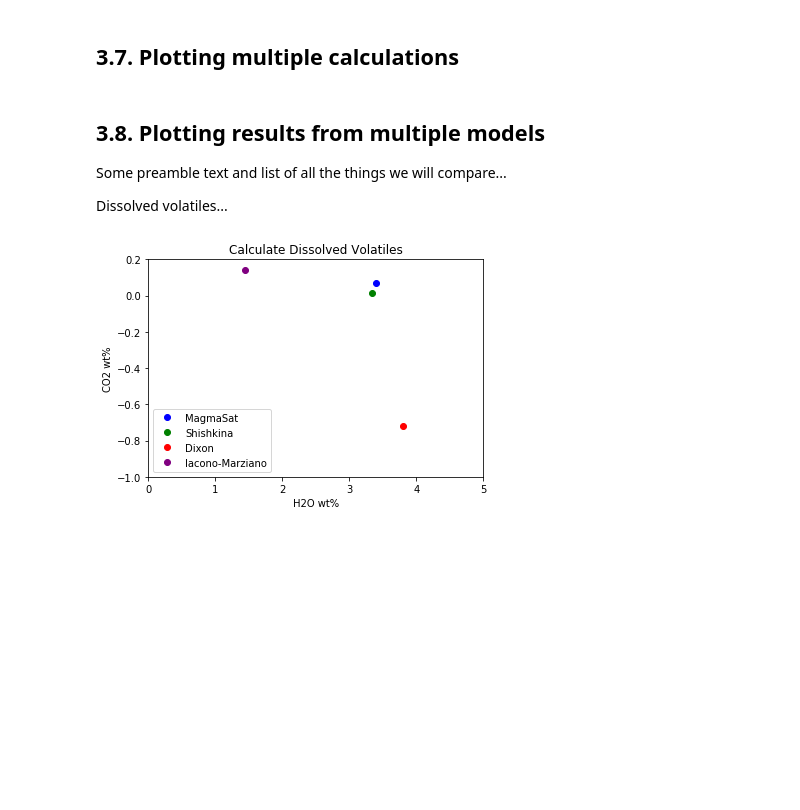
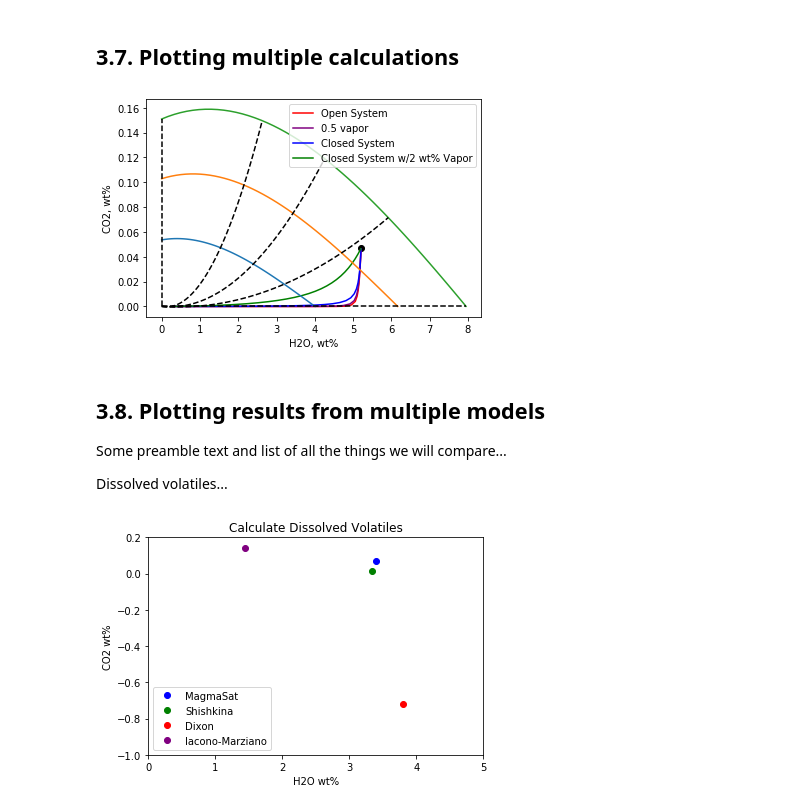
Before and after one commit to kaylai/VESIcal, a Jupyter notebook: manuscript/Manuscript.ipynb, the cells around one changed output. Cells and saved outputs as stored; diff of their text form; code cells hidden in the pictures; blank space fills up the shorter version.

```diff
--- a/manuscript/Manuscript.ipynb
+++ b/manuscript/Manuscript.ipynb
@@ -815,5 +821,82 @@ plt.show()
 # %% [markdown]
 ## 3.7. Plotting multiple calculations
+# %%
+#PLOT ISOBARS
+P_vals = isobars.Pressure.unique() #grab all unique pressure values
+XH2O_vals = isopleths.XH2O_fl.unique() #grab all unique XH2O values
+isobars_lists = isobars.values.tolist() #transform isobar dataframe into a list of lists
+isopleths_lists = isopleths.values.tolist() #transform isopleth dataframe into a list of lists
+
+# add zero values to volatiles list
+isobars_lists.append([0.0, 0.0, 0.0, 0.0])
+
+#To get composition from a specific sample in the input data:
+SampleName = 'BT-ex'
+bulk_comp = myfile.get_sample_oxide_comp(SampleName)
+bulk_comp = m.normalize(bulk_comp)
+
+temp = 900.0 #temperature in °C
+
+#Calculate open, closed, and closed + 2 wt% initial vapor
+#open_df = m.MagmaSat().calculate_degassing_paths(sample=bulk_comp, temperature=temp, fractionate_vapor=0.0)
+#half_df = m.MagmaSat().calculate_degassing_paths(sample=bulk_comp, temperature=temp, fractionate_vapor=0.5)
+#closed_df = m.MagmaSat().calculate_degassing_paths(sample=bulk_comp, temperature=temp)
+#exsolved_df = m.MagmaSat().calculate_degassing_paths(sample=bulk_comp, temperature=temp, init_vapor=2.0)
+
+#Plot the results
+ax = open_df.plot(kind='line',x='H2O_liq',y='CO2_liq',color='red', label='Open System')
+half_df.plot(ax=ax, kind='line', x='H2O_liq', y='CO2_liq', color='purple', label='0.5 vapor')
+closed_df.plot(ax=ax, kind='line',x='H2O_liq',y='CO2_liq',color='blue', label='Closed System')
+exsolved_df.plot(ax=ax, kind='line', x='H2O_liq', y='CO2_liq',color='green', label='Closed System w/2 wt% Vapor')
+ax.scatter(bulk_comp["H2O"], bulk_comp["CO2"], color='black') #Plot original data point
+
+
+# do some data smoothing
+for pressure in P_vals:
+    Pxs = [item[1] for item in isobars_lists if item[0] == pressure]
+    Pys = [item[2] for item in isobars_lists if item[0] == pressure]
+
+    try:
+        np.seterr(divide='ignore', invalid='ignore') #turn off numpy warning
+        ## calcualte polynomial
+        Pz = np.polyfit(Pxs, Pys, 3)
+        Pf = np.poly1d(Pz)
+
+        ## calculate new x's and y's
+        Px_new = np.linspace(Pxs[0], Pxs[-1], 50)
+        Py_new = Pf(Px_new)
+
+        # Plot some stuff
+        ax.plot(Px_new, Py_new)
+    except:
+        ax.plot(Pxs, Pys)
+
+for Xfl in XH2O_vals:
+    Xxs = [item[1] for item in isopleths_lists if item[0] == Xfl]
+    Xys = [item[2] for item in isopleths_lists if item[0] == Xfl]
+
+    try:
+        ## calcualte polynomial
+        Xz = np.polyfit(Xxs, Xys, 2)
+        Xf = np.poly1d(Xz)
+
+        ## calculate new x's and y's
+        Xx_new = np.linspace(Xxs[0], Xxs[-1], 50)
+        Xy_new = Xf(Xx_new)
+
+        # Plot some stuff
+        ax.plot(Xx_new, Xy_new, ls='dashed', color='k')
+    except:
+        ax.plot(Xxs, Xys, ls='dashed', color='k')
+
+
+
+
+ax.set_xlabel("H2O, wt%")
+ax.set_ylabel("CO2, wt%")
+plt.show()
+# %% [output]
+[figure, added]
 # %% [markdown]
 ## 3.8. Plotting results from multiple models
 Some preamble text and list of all the things we will compare...
```
Also changed, not shown: parts of 2 cells of this notebook, 2 other files.
